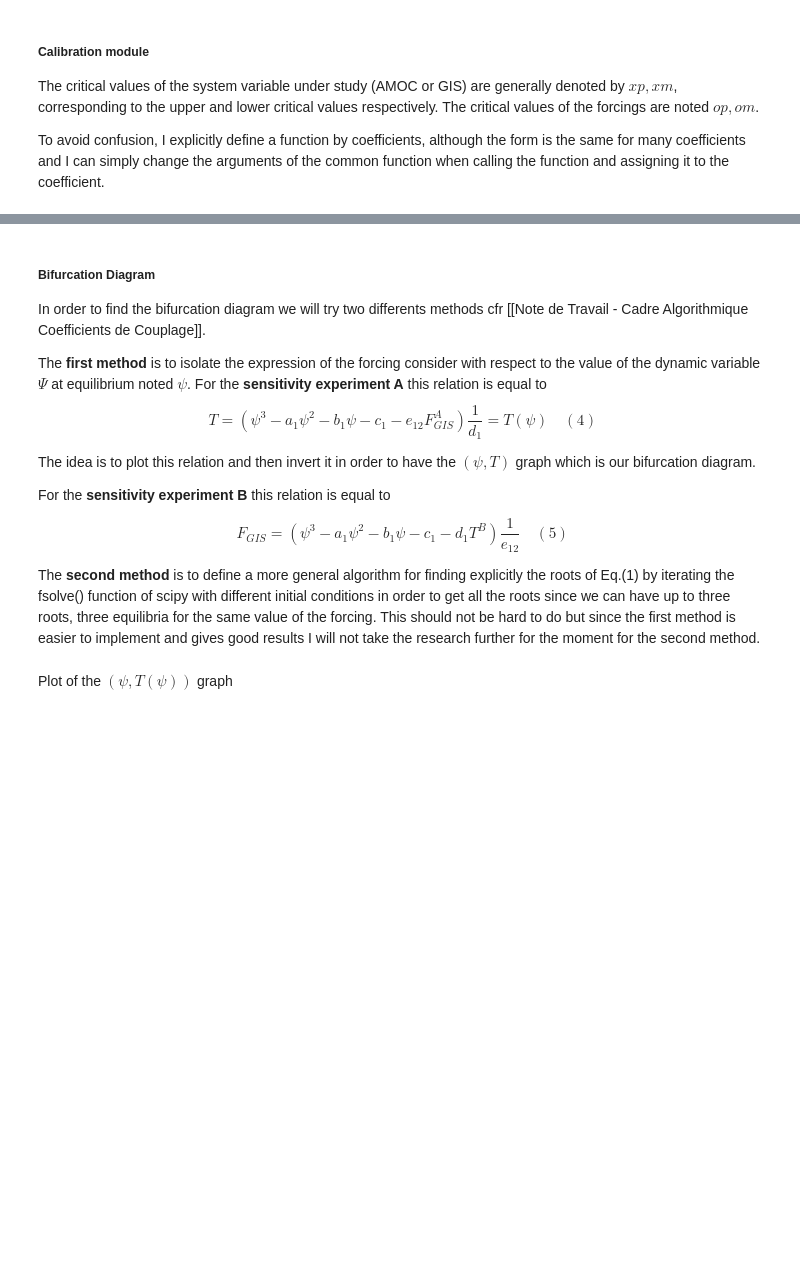
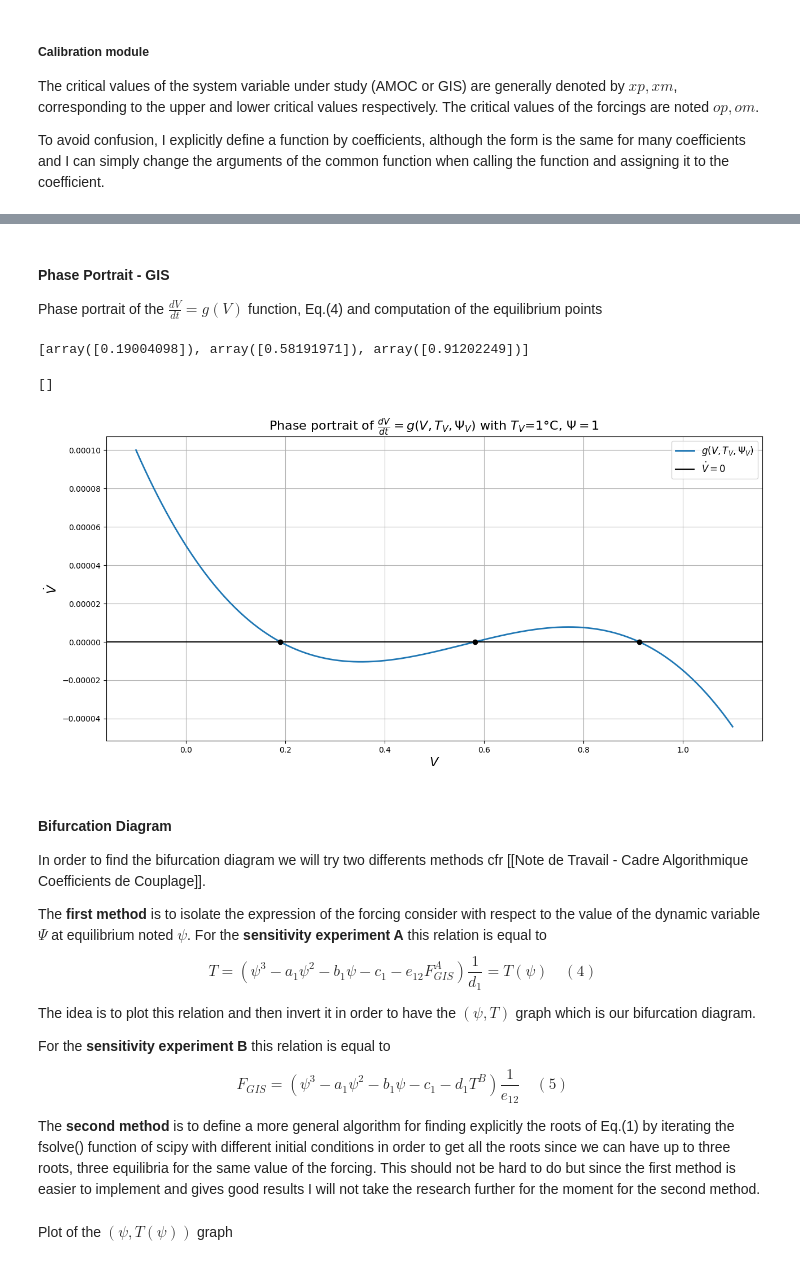
Before and after one commit to AmauryLaridon/LPHYS2299-Master-s-Thesis, a Jupyter notebook: SURFER/SURFER - Tipping Module Calibration/Tipping Module Calibration.ipynb, the cells around one changed output, grey strips where cells are left out. Drawn from its saved outputs; the diff is of its cells as text; code cells hidden in the pictures; blank space fills up the shorter version.

```diff
--- a/SURFER/SURFER - Tipping Module Calibration/Tipping Module Calibration.ipynb
+++ b/SURFER/SURFER - Tipping Module Calibration/Tipping Module Calibration.ipynb
@@ -281,5 +439,43 @@ plt.plot()
+# %% [markdown]
+#### Phase Portrait - GIS
+
+Phase portrait of the $\frac{dV}{dt} = g(V)$ function, Eq.(4) and computation of the equilibrium points
+# %%
+### Computation of the equilibirum points of equation (1) ###
+
+eq_points_1 = fsolve(dV_dt, 0.2, args=(T_D, Psi_C, GIS_crit_params))
+eq_points_2 = fsolve(dV_dt, 0.5, args=(T_D, Psi_C, GIS_crit_params))
+eq_points_3 = fsolve(dV_dt, 1.25, args=(T_D, Psi_C, GIS_crit_params))
+
+eq_points = [eq_points_1, eq_points_2, eq_points_3]
+
+### Plot of the phase portrait Eq.(1) with equilibrium points ###
+N = 1000
+V = np.linspace(-0.1, 1.1, N)
+Y = np.zeros(N)
+#Z = np.zeros(N)
+for i in range(N):
+    y = dV_dt(V[i], T_D, Psi_C, GIS_crit_params)
+    Y[i] = y
+
+fig, ax = plt.subplots(1,1,figsize=(15,7))
+
+ax.plot(V, Y, label = r"$g(V, T_V, \Psi_V)$", lw=2)
+plt.axhline(y=0, color="black", label="$\dot{V}=0$")
+for i in range(3):
+    plt.plot(eq_points[i], dV_dt(eq_points[i], T_D, Psi_C, GIS_crit_params), "ko")
+ax.set_xlabel(r"$V$", fontsize = 16)
+ax.set_ylabel(r"$\dot{V}$", fontsize = 16)
+ax.set_title("Phase portrait of "+r"$\frac{dV}{dt} = g(V, T_V, \Psi_V)$"+" with "+r"$T_V$={}°C,".format(T_D)+r" $\Psi={}$".format(Psi_C), fontsize = 16)
+ax.legend(fontsize = 12)
+plt.grid()
+plt.plot()
+# %% [output]
+[array([0.19004098]), array([0.58191971]), array([0.91202249])]
+[]
+[figure, added]
 # %% [markdown]
-##### Bifurcation Diagram
+#### Bifurcation Diagram
 
 In order to find the bifurcation diagram we will try two differents methods cfr [[Note de Travail - Cadre Algorithmique Coefficients de Couplage]].
 
```
Also changed, not shown: parts of 10 cells of this notebook, 1 other file.
